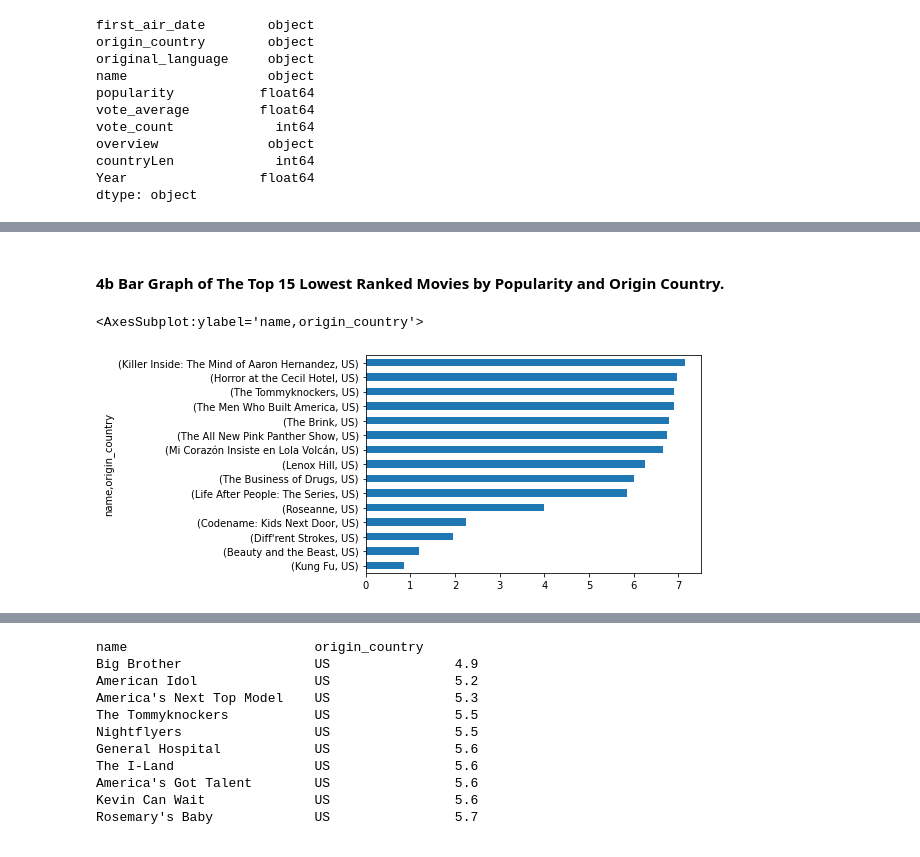
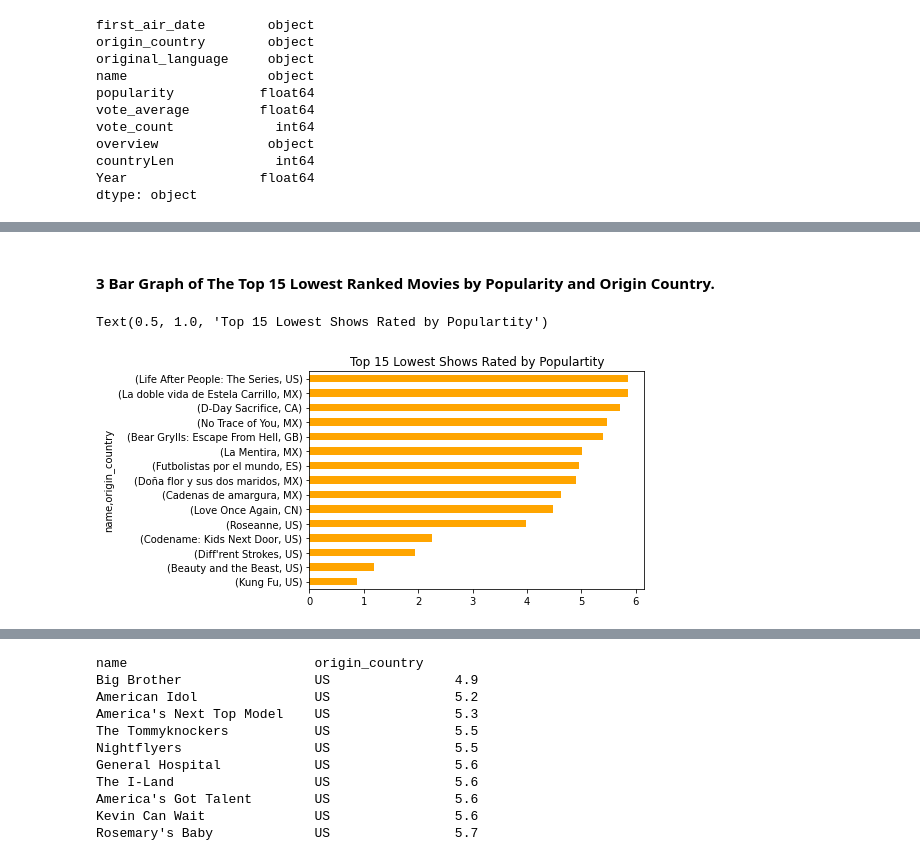
Before and after one commit to allisoncwalker/Data-Analysis-Notebook, a Jupyter notebook: notebook1.ipynb, the cells around one changed output, grey strips where cells are left out. Drawn from its saved outputs; the diff is of its cells as text; code cells hidden in the pictures.

```diff
--- a/notebook1.ipynb
+++ b/notebook1.ipynb
@@ -65,3 +44,5 @@ Name: origin_country, dtype: int64
 # %%
 TV_df["countryLen"]= TV_df["origin_country"].str.len()
+count_three = TV_df["countryLen"] == 2
+TV_df['origin_country'] = TV_df[TV_df.countryLen == 2]["origin_country"]
 # %% [markdown]
@@ -162,8 +162,9 @@ Max_Pop.plot.barh()
 # %% [markdown]
-#### 4b Bar Graph of The Top 15 Lowest Ranked Movies by Popularity and Origin Country.
+#### 3 Bar Graph of The Top 15 Lowest Ranked Movies by Popularity and Origin Country.
 # %%
-Min_Pop = TV_df[TV_df.origin_country =='US'].groupby(['name', 'origin_country'])['popularity'].min().sort_values(ascending=True).head(15)
-Min_Pop.plot.barh()
+Min_Pop = TV_df.groupby(['name', 'origin_country'])['popularity'].min().sort_values(ascending=True).head(15)
+Min_Pop.plot.barh(color='orange')
+plt.title('Top 15 Lowest Shows Rated by Populartity')
 # %% [output]
-<AxesSubplot:ylabel='name,origin_country'>
+Text(0.5, 1.0, 'Top 15 Lowest Shows Rated by Populartity')
-[figure, old version]
+[figure, new version]
```
Also changed, not shown: parts of 47 cells of this notebook.
